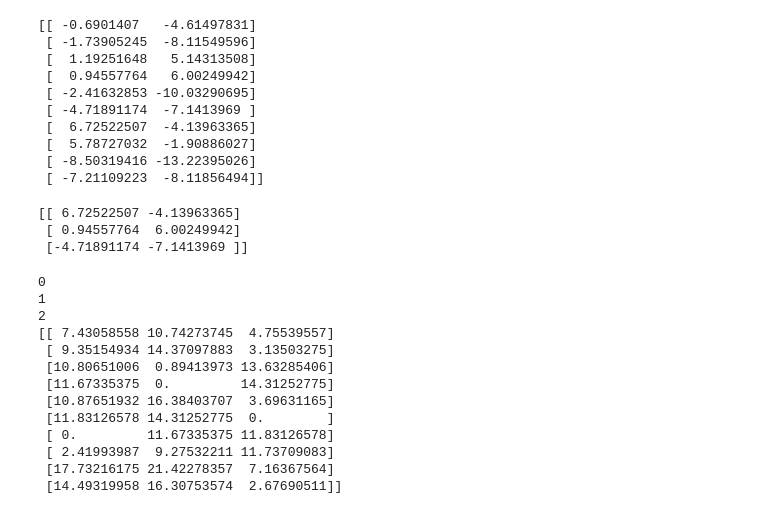
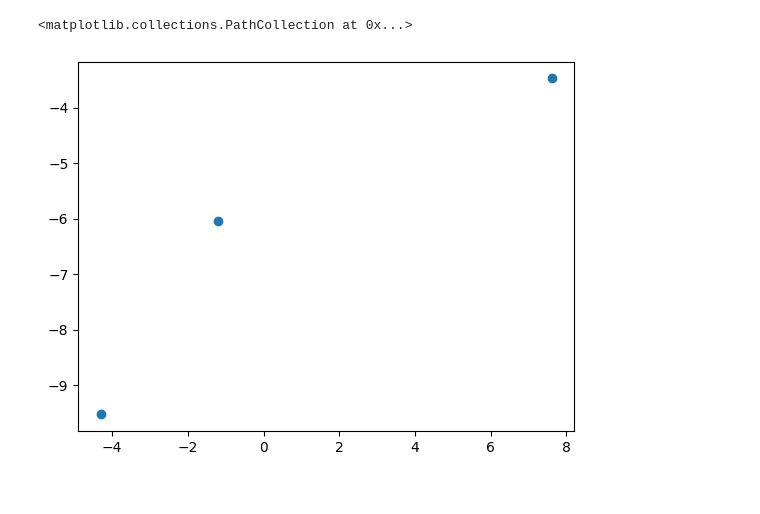
Before and after one commit to Sergrojas29/K-means, a Jupyter notebook: Test.ipynb, the cells around one changed output. Drawn from its saved outputs; the diff is of its cells as text; code cells hidden in the pictures.

```diff
--- a/Test.ipynb
+++ b/Test.ipynb
@@ -25,49 +19,28 @@ print(indices)
-# %%
-print(X)
-# %% [output]
-[[ -0.6901407   -4.61497831]
- [ -1.73905245  -8.11549596]
- [  1.19251648   5.14313508]
- [  0.94557764   6.00249942]
- [ -2.41632853 -10.03290695]
- [ -4.71891174  -7.1413969 ]
- [  6.72522507  -4.13963365]
- [  5.78727032  -1.90886027]
- [ -8.50319416 -13.22395026]
- [ -7.21109223  -8.11856494]]
 # %%
-indexs = np.random.choice( X.shape[0], k, replace= False) #False was added to prevent choosing the same index
+def initialize_centroids(X):
+    indexs = np.random.choice( X.shape[0], k, replace= False) #False was added to prevent choosing the same index
+    centroids = np.zeros(( k, X.shape[1]))
+    # print(indexs)
+    # print(centroids)
+    for i in range(len(indexs)):
+        centroids[i]= X[indexs[i]]
 
-centroids = X[indexs]
-
-print(centroids)
+    return centroids
-# %% [output]
-[[ 6.72522507 -4.13963365]
- [ 0.94557764  6.00249942]
- [-4.71891174 -7.1413969 ]]
+# %%
+centroids = initialize_centroids(X)
+ty = np.array([0,1,2])
+# %%
+plt.scatter(centroids[:,0],centroids[:,1])
+# %% [output]
+<matplotlib.collections.PathCollection at 0x...>
+[figure, added]
 # %%
-Dm = np.zeros((X.shape[0], 3))
+def compute_distances(X):
+    distances_matrix = np.zeros((X.shape[0], k))
 
-
-for j in range(Dm.shape[1]):
-    print(j)
-    for i in range(X.shape[0]):
-        dist = np.linalg.norm(centroids[j]-X[i])
-        Dm[i][j] = dist
-
-
-print(Dm)
+    for j in range(distances_matrix.shape[1]):
+        # print(j)
+        for i in range(X.shape[0]):
+            dist = np.linalg.norm(centroids[j]-X[i])
+            distances_matrix[i][j] = dist
+    return distances_matrix
-# %% [output]
-0
-1
-2
-[[ 7.43058558 10.74273745  4.75539557]
- [ 9.35154934 14.37097883  3.13503275]
- [10.80651006  0.89413973 13.63285406]
- [11.67335375  0.         14.31252775]
- [10.87651932 16.38403707  3.69631165]
- [11.83126578 14.31252775  0.        ]
- [ 0.         11.67335375 11.83126578]
- [ 2.41993987  9.27532211 11.73709083]
- [17.73216175 21.42278357  7.16367564]
- [14.49319958 16.30753574  2.67690511]]
```
Also changed, not shown: parts of 13 cells of this notebook, 4 other files.
